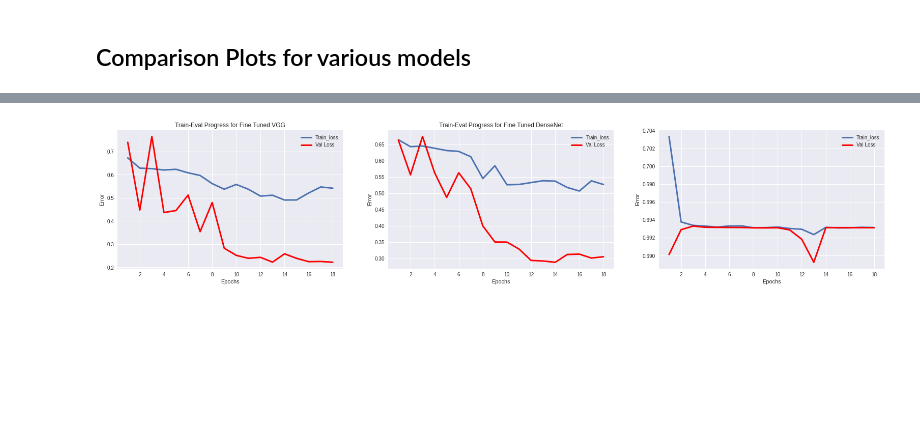
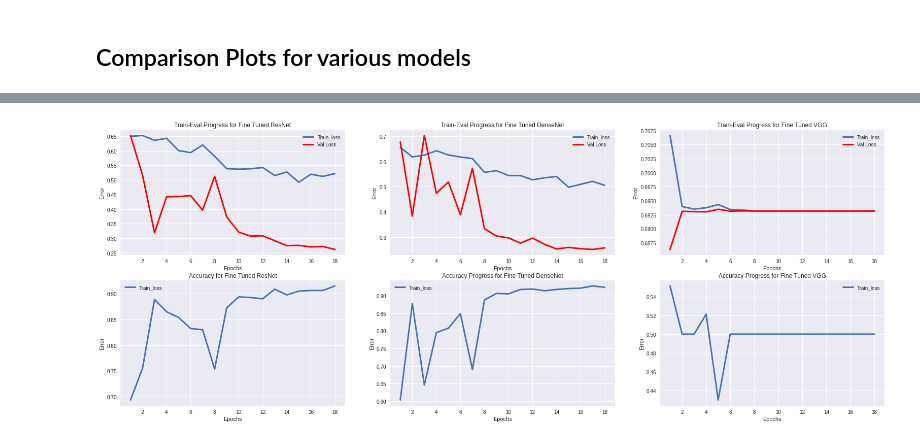
Before and after one commit to vardeep-sandhu/CudaLab, a Jupyter notebook: Sheet04/Sheet04.ipynb, the cells around one changed output, grey strips where cells are left out. Cells and saved outputs as stored; diff of their text form; code cells hidden in the pictures; blank space fills up the shorter version.

```diff
--- a/Sheet04/Sheet04.ipynb
+++ b/Sheet04/Sheet04.ipynb
@@ -444,39 +488,70 @@ Below are the comparisons for all the fine tuned models
 # %%
-fig, ax = plt.subplots(1,3)
-fig.set_size_inches(27, 5)
+plt.style.use('seaborn')
+fig, ax = plt.subplots(2,3)
+fig.set_size_inches(27, 10)
+# train and val loss
+ax[0][0].plot(stats_resnet_finetuned['epoch'], stats_resnet_finetuned['train_loss'], label="Train_loss", linewidth=3)
+ax[0][0].plot(stats_resnet_finetuned['epoch'], stats_resnet_finetuned['val_loss'], label="Val Loss", c='red', linewidth=3)
+ax[0][0].legend(loc='best')
+ax[0][0].set_xlabel("Epochs")
+ax[0][0].set_ylabel("Error")
+ax[0][0].set_xticks(np.arange(2, 19, step=2))
 
-ax[0].plot(stats_resnet_finetuned['epoch'], stats_resnet_finetuned['train_loss'], label="Train_loss", linewidth=3)
-ax[0].plot(stats_resnet_finetuned['epoch'], stats_resnet_finetuned['val_loss'], label="Val Loss", c='red', linewidth=3)
-ax[0].legend(loc='best')
-ax[0].set_xlabel("Epochs")
-ax[0].set_ylabel("Error")
-ax[0].set_xticks(np.arange(2, 19, step=2))
-
-ax[0].set_title("Train-Eval Progress for Fine Tuned ResNet")
+ax[0][0].set_title("Train-Eval Progress for Fine Tuned ResNet")
 
 
-ax[1].plot(stats_dense_finetuned['epoch'], stats_dense_finetuned['train_loss'], label="Train_loss", linewidth=3)
-ax[1].plot(stats_dense_finetuned['epoch'], stats_dense_finetuned['val_loss'], label="Val Loss", c='red', linewidth=3)
-ax[1].legend(loc='best')
-ax[1].set_xlabel("Epochs")
-ax[1].set_ylabel("Error")
-ax[1].set_xticks(np.arange(2, 19, step=2))
+ax[0][1].plot(stats_dense_finetuned['epoch'], stats_dense_finetuned['train_loss'], label="Train_loss", linewidth=3)
+ax[0][1].plot(stats_dense_finetuned['epoch'], stats_dense_finetuned['val_loss'], label="Val Loss", c='red', linewidth=3)
+ax[0][1].legend(loc='best')
+ax[0][1].set_xlabel("Epochs")
+ax[0][1].set_ylabel("Error")
+ax[0][1].set_xticks(np.arange(2, 19, step=2))
 
-ax[1].set_title("Train-Eval Progress for Fine Tuned DenseNet")
+ax[0][1].set_title("Train-Eval Progress for Fine Tuned DenseNet")
 
-ax[2].plot(stats_vgg_finetuned['epoch'], stats_vgg_finetuned['train_loss'], label="Train_loss", linewidth=3)
-ax[2].plot(stats_vgg_finetuned['epoch'], stats_vgg_finetuned['val_loss'], label="Val Loss", c='red', linewidth=3)
-ax[2].legend(loc='best')
-ax[2].set_xlabel("Epochs")
-ax[2].set_ylabel("Error")
-ax[2].set_xticks(np.arange(2, 19, step=2))
+ax[0][2].plot(stats_vgg_finetuned['epoch'], stats_vgg_finetuned['train_loss'], label="Train_loss", linewidth=3)
+ax[0][2].plot(stats_vgg_finetuned['epoch'], stats_vgg_finetuned['val_loss'], label="Val Loss", c='red', linewidth=3)
+ax[0][2].legend(loc='best')
+ax[0][2].set_xlabel("Epochs")
+ax[0][2].set_ylabel("Error")
+ax[0][2].set_xticks(np.arange(2, 19, step=2))
 
-ax[0].set_title("Train-Eval Progress for Fine Tuned VGG")
+ax[0][2].set_title("Train-Eval Progress for Fine Tuned VGG")
+
+# accuracy
+ax[1][0].plot(stats_resnet_finetuned['epoch'], stats_resnet_finetuned['valid_acc'], label="Train_loss", linewidth=3)
+# ax[1][0].plot(stats_resnet_finetuned['epoch'], stats_resnet_finetuned['val_loss'], label="Val Loss", c='red', linewidth=3)
+ax[1][0].legend(loc='best')
+ax[1][0].set_xlabel("Epochs")
+ax[1][0].set_ylabel("Error")
+ax[1][0].set_xticks(np.arange(2, 19, step=2))
+
+ax[1][0].set_title("Accuracy for Fine Tuned ResNet")
+
+
+ax[1][1].plot(stats_dense_finetuned['epoch'], stats_dense_finetuned['valid_acc'], label="Train_loss", linewidth=3)
+# ax[1][1].plot(stats_dense_finetuned['epoch'], stats_dense_finetuned['val_loss'], label="Val Loss", c='red', linewidth=3)
+ax[1][1].legend(loc='best')
+ax[1][1].set_xlabel("Epochs")
+ax[1][1].set_ylabel("Error")
+ax[1][1].set_xticks(np.arange(2, 19, step=2))
+
+ax[1][1].set_title("Accuracy Progress for Fine Tuned DenseNet")
+
+
+ax[1][2].plot(stats_vgg_finetuned['epoch'], stats_vgg_finetuned['valid_acc'], label="Train_loss", linewidth=3)
+# ax[1][2].plot(stats_vgg_finetuned['epoch'], stats_vgg_finetuned['val_loss'], label="Val Loss", c='red', linewidth=3)
+ax[1][2].legend(loc='best')
+ax[1][2].set_xlabel("Epochs")
+ax[1][2].set_ylabel("Error")
+ax[1][2].set_xticks(np.arange(2, 19, step=2))
+
+ax[1][2].set_title("Accuracy Progress for Fine Tuned VGG")
 
 
 plt.show()
 # %% [output]
-[figure, old version]
+[figure, new version]
 # %% [markdown]
 ### b) Fixed backbone ResNet v/s Fine Tuned ResNet
 
```
Also changed, not shown: parts of 34 cells of this notebook, 1 other file.
